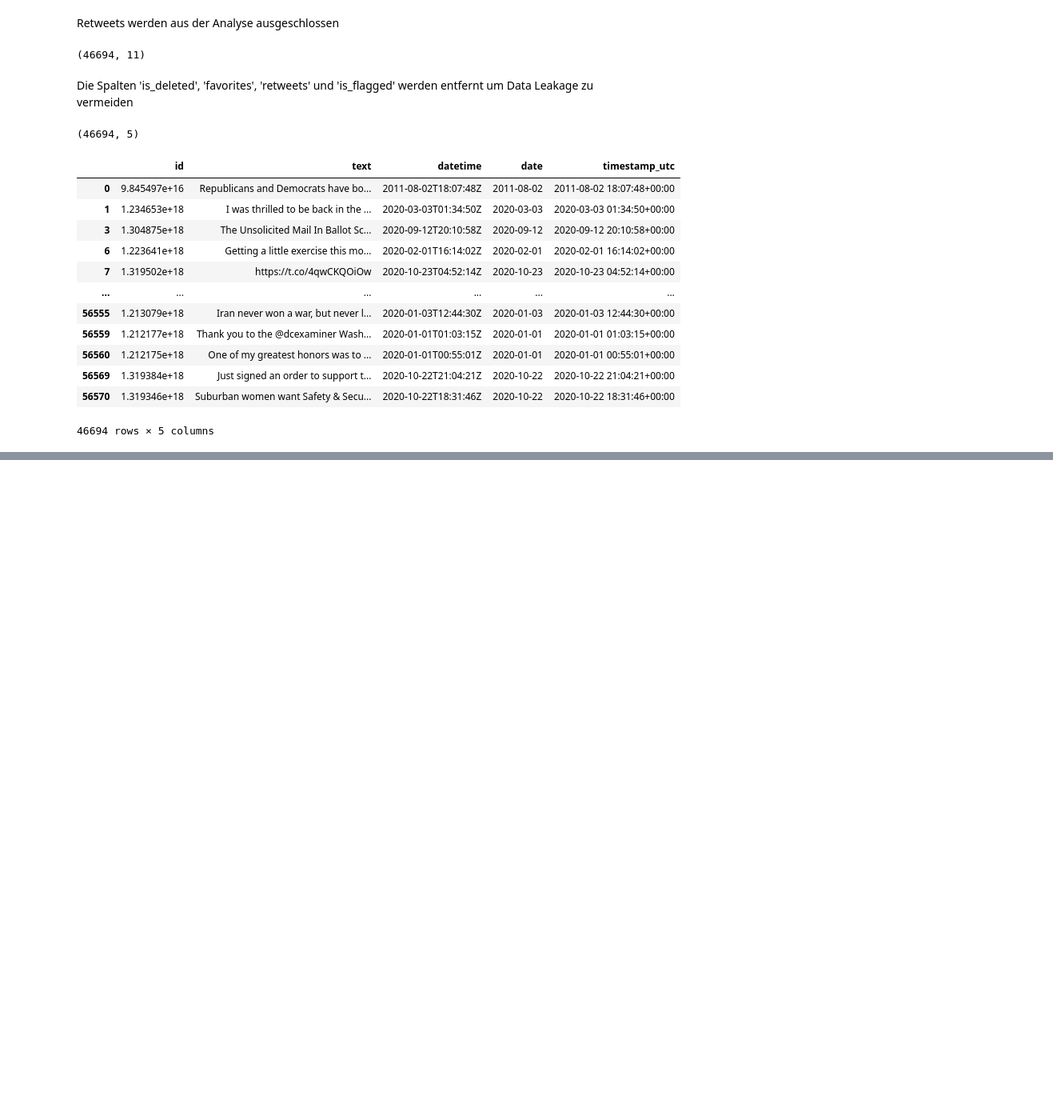
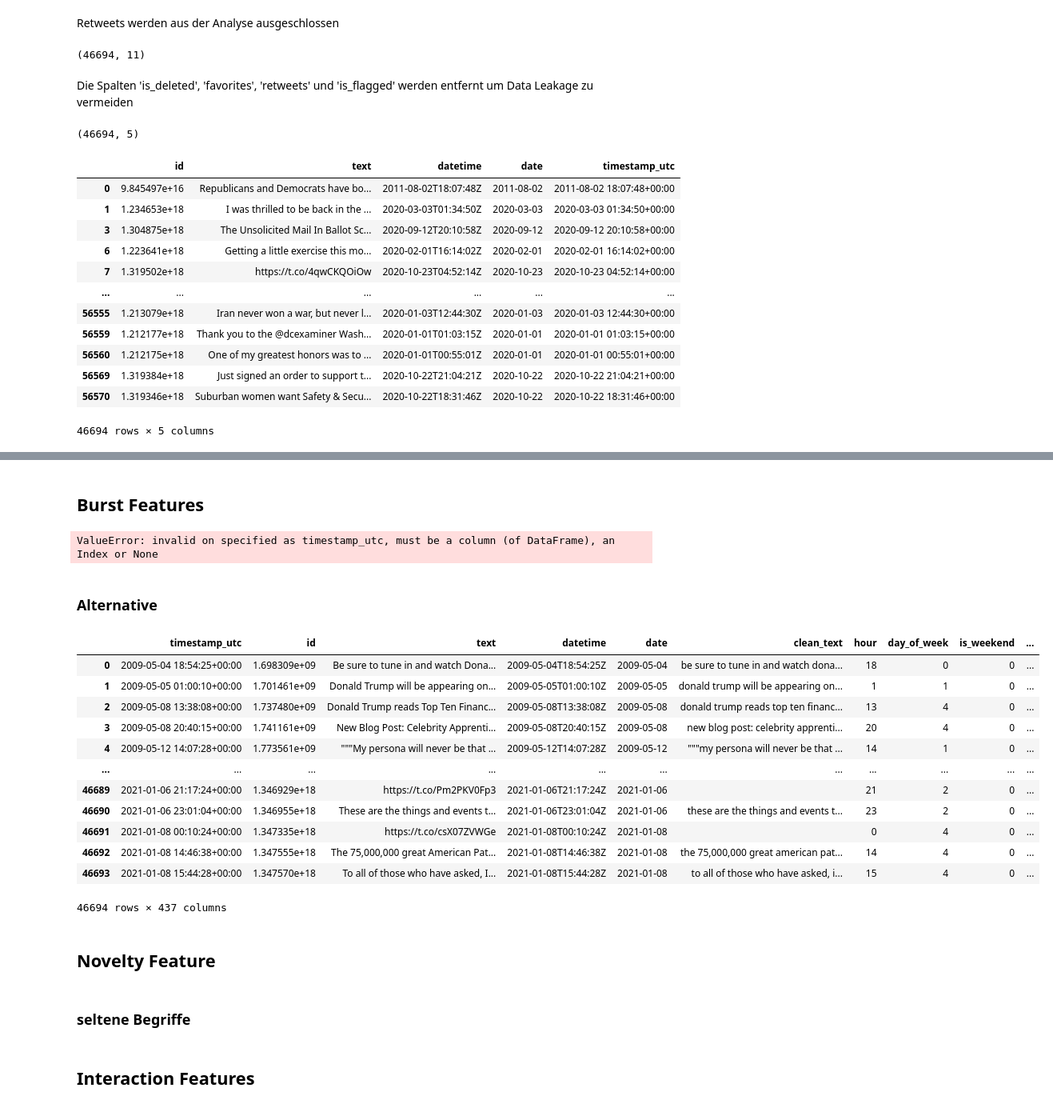
Before and after one commit to fstevener/trump_oil_analysis_v2, a Jupyter notebook: 01_notebooks/1.1_preprocessing_tweets.ipynb, the cells around one changed output, grey strips where cells are left out. Shown at 80% size. Drawn from its saved outputs; the diff is of its cells as text; code cells hidden in the pictures; blank space fills up the shorter version.

Commit message:
feature engineering for tweet data

```diff
--- a/01_notebooks/1.1_preprocessing_tweets.ipynb
+++ b/01_notebooks/1.1_preprocessing_tweets.ipynb
@@ -105,0 +264,12 @@ tweets_v2.to_csv(r"C:\Users\02_Florian_Benutzer\Desktop\trump_oil_analysis_v2\00
+# %%
+embeddings = embed_model.encode(
+    df["clean_text"].tolist(),
+    show_progress_bar=True
+)
+
+embeddings_df = pd.DataFrame(
+    embeddings,
+    columns=[f"emb_{i}" for i in range(embeddings.shape[1])]
+)
+
+df = pd.concat([df.reset_index(drop=True), embeddings_df], axis=1)
@@ -105,0 +278,46 @@ tweets_v2.to_csv(r"C:\Users\02_Florian_Benutzer\Desktop\trump_oil_analysis_v2\00
+# %%
+from sklearn.decomposition import PCA
+
+pca = PCA(n_components=30)
+emb_pca = pca.fit_transform(embeddings)
+
+emb_pca_df = pd.DataFrame(
+    emb_pca,
+    columns=[f"emb_pca_{i}" for i in range(30)]
+)
+
+df = pd.concat([df, emb_pca_df], axis=1)
+# %% [markdown]
+## Burst Features
+# %%
+df = df.sort_values("timestamp_utc")
+
+df["tweets_last_1h"] = df["timestamp_utc"].rolling("1h", on="timestamp_utc").count()
+df["tweets_last_6h"] = df["timestamp_utc"].rolling("6h", on="timestamp_utc").count()
+# %% [output]
+ValueError: invalid on specified as timestamp_utc, must be a column (of DataFrame), an Index or None
+# %% [markdown]
+### Alternative
+# %%
+df.set_index("timestamp_utc", inplace=True)
+
+df["tweets_last_1h"] = df["text"].rolling("1h").count()
+df["tweets_last_6h"] = df["text"].rolling("6h").count()
+
+df = df.reset_index()
+# %%
+df
+# %% [output]
+|  | timestamp_utc | id | text | datetime | date | clean_text | hour | day_of_week | is_weekend | ... |
+| 0 | 2009-05-04 18:54:25+00:00 | 1.698309e+09 | Be sure to tune in and watch Dona... | 2009-05-04T18:54:25Z | 2009-05-04 | be sure to tune in and watch dona... | 18 | 0 | 0 | ... |
+| 1 | 2009-05-05 01:00:10+00:00 | 1.701461e+09 | Donald Trump will be appearing on... | 2009-05-05T01:00:10Z | 2009-05-05 | donald trump will be appearing on... | 1 | 1 | 0 | ... |
+| 2 | 2009-05-08 13:38:08+00:00 | 1.737480e+09 | Donald Trump reads Top Ten Financ... | 2009-05-08T13:38:08Z | 2009-05-08 | donald trump reads top ten financ... | 13 | 4 | 0 | ... |
+| 3 | 2009-05-08 20:40:15+00:00 | 1.741161e+09 | New Blog Post: Celebrity Apprenti... | 2009-05-08T20:40:15Z | 2009-05-08 | new blog post: celebrity apprenti... | 20 | 4 | 0 | ... |
+| 4 | 2009-05-12 14:07:28+00:00 | 1.773561e+09 | """My persona will never be that ... | 2009-05-12T14:07:28Z | 2009-05-12 | """my persona will never be that ... | 14 | 1 | 0 | ... |
+| ... | ... | ... | ... | ... | ... | ... | ... | ... | ... | ... |
+| 46689 | 2021-01-06 21:17:24+00:00 | 1.346929e+18 | https://t.co/Pm2PKV0Fp3 | 2021-01-06T21:17:24Z | 2021-01-06 |  | 21 | 2 | 0 | ... |
+| 46690 | 2021-01-06 23:01:04+00:00 | 1.346955e+18 | These are the things and events t... | 2021-01-06T23:01:04Z | 2021-01-06 | these are the things and events t... | 23 | 2 | 0 | ... |
+| 46691 | 2021-01-08 00:10:24+00:00 | 1.347335e+18 | https://t.co/csX07ZVWGe | 2021-01-08T00:10:24Z | 2021-01-08 |  | 0 | 4 | 0 | ... |
+| 46692 | 2021-01-08 14:46:38+00:00 | 1.347555e+18 | The 75,000,000 great American Pat... | 2021-01-08T14:46:38Z | 2021-01-08 | the 75,000,000 great american pat... | 14 | 4 | 0 | ... |
+| 46693 | 2021-01-08 15:44:28+00:00 | 1.347570e+18 | To all of those who have asked, I... | 2021-01-08T15:44:28Z | 2021-01-08 | to all of those who have asked, i... | 15 | 4 | 0 | ... |
+46694 rows × 437 columns
@@ -105,0 +326,2 @@ tweets_v2.to_csv(r"C:\Users\02_Florian_Benutzer\Desktop\trump_oil_analysis_v2\00
+# %% [markdown]
+## Novelty Feature
@@ -105,0 +335,4 @@ tweets_v2.to_csv(r"C:\Users\02_Florian_Benutzer\Desktop\trump_oil_analysis_v2\00
+# %% [markdown]
+### seltene Begriffe
+# %% [markdown]
+## Interaction Features
```
Also changed, not shown: parts of 44 cells of this notebook, 2 other files.
